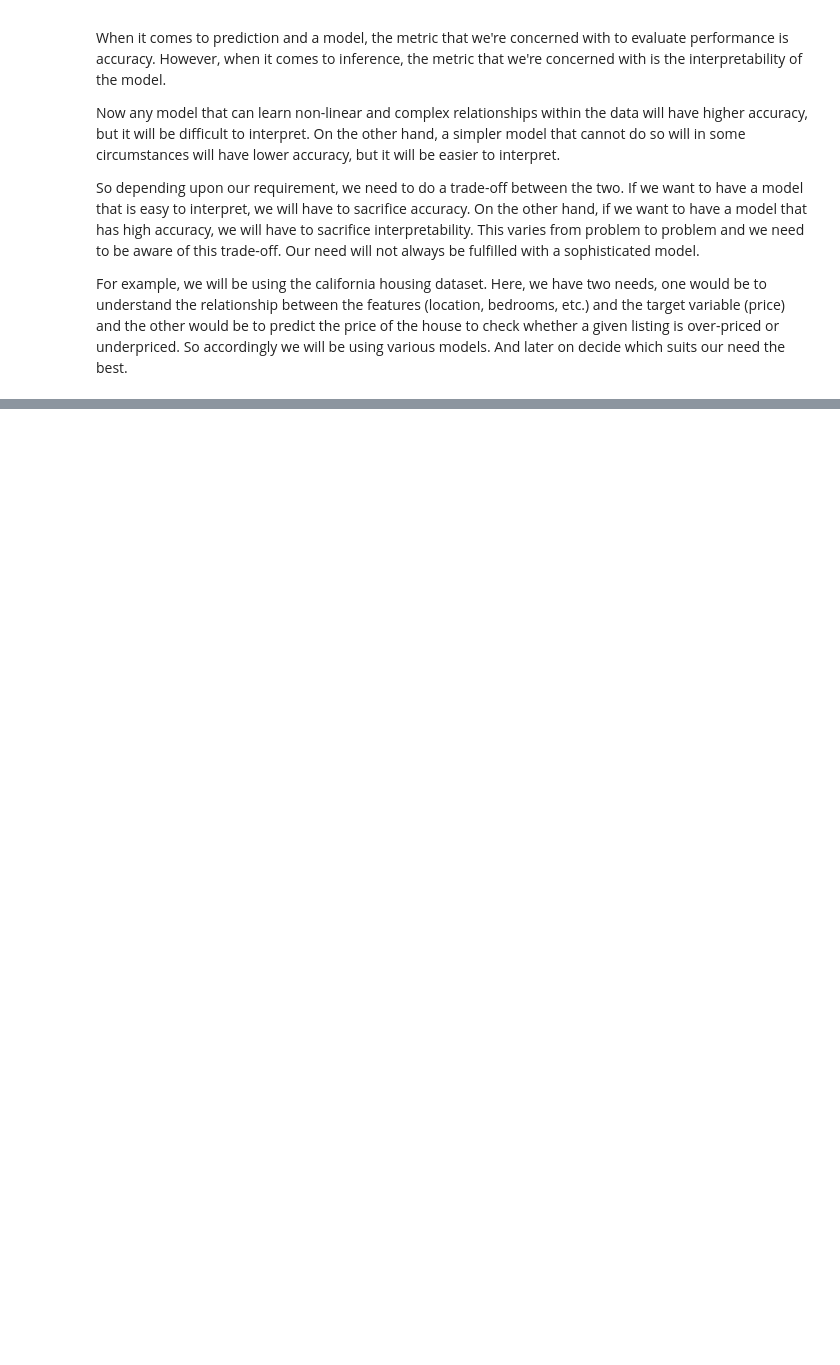
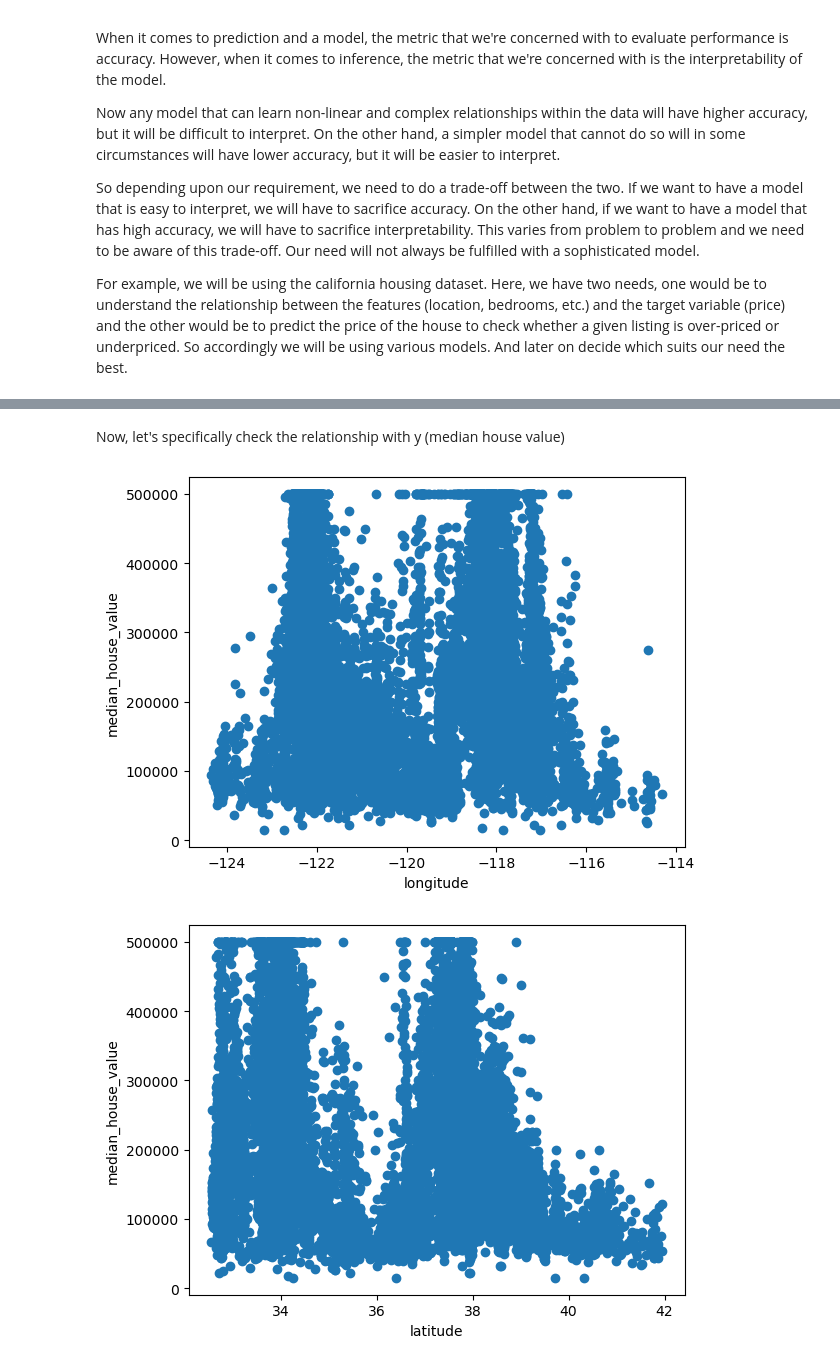
Before and after one commit to CaptainAHD/AI-ML, a Jupyter notebook: Prediction and Inference/Notebook.ipynb, the cells around one changed output, grey strips where cells are left out. Saved outputs shown, nothing was run; the diff lists cells and outputs as text; code cells hidden in the pictures; blank space fills up the shorter version.

```diff
--- a/Prediction and Inference/Notebook.ipynb
+++ b/Prediction and Inference/Notebook.ipynb
@@ -116,0 +145,16 @@ So accordingly we will be using various models. And later on decide which suits
+# %% [markdown]
+Now, let's specifically check the relationship with y (median house value)
+# %%
+#make plots between 'median house value' and other features
+x = df.drop('median_house_value', axis=1)
+y = df['median_house_value']
+import matplotlib.pyplot as plt
+for i in x.columns:
+    plt.figure()
+    plt.scatter(x[i], y)
+    plt.xlabel(i)
+    plt.ylabel('median_house_value')
+    plt.show()
+# %% [output]
+[figure, added]
+[figure, added]
```
Also changed, not shown: parts of 22 cells of this notebook.
